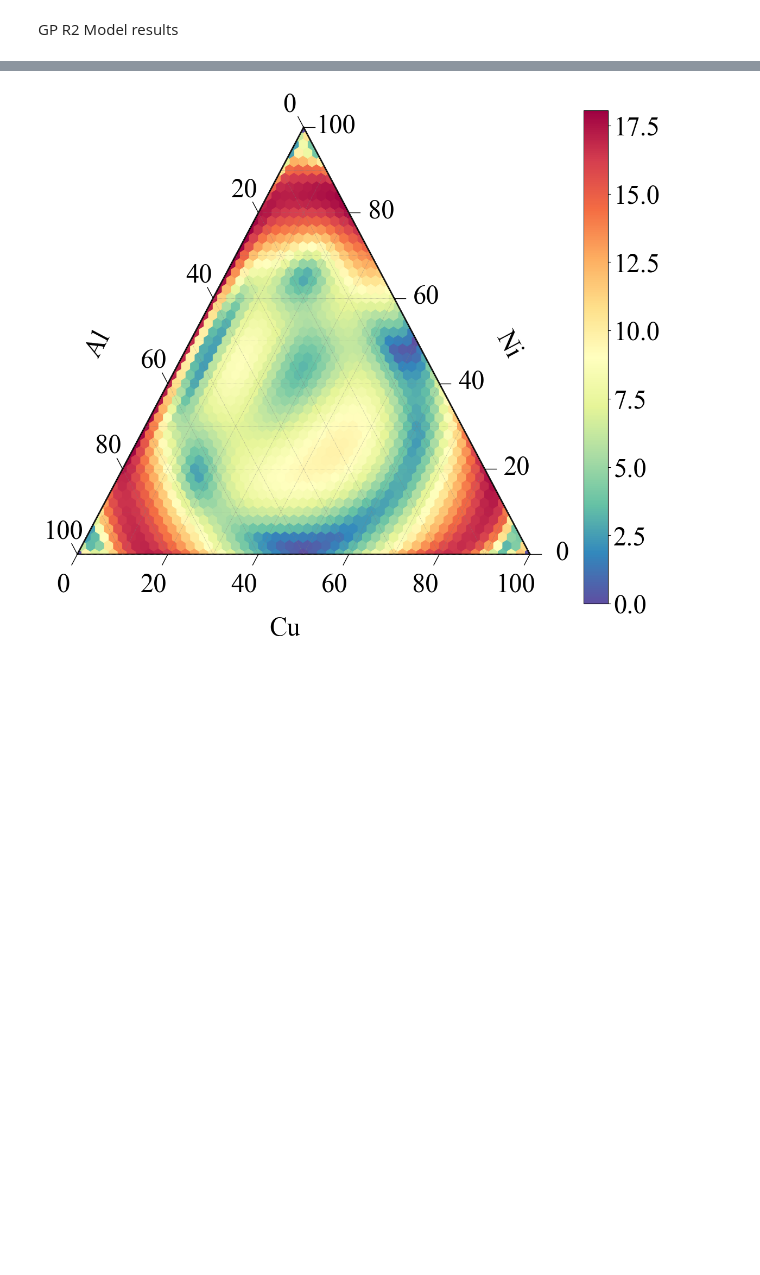
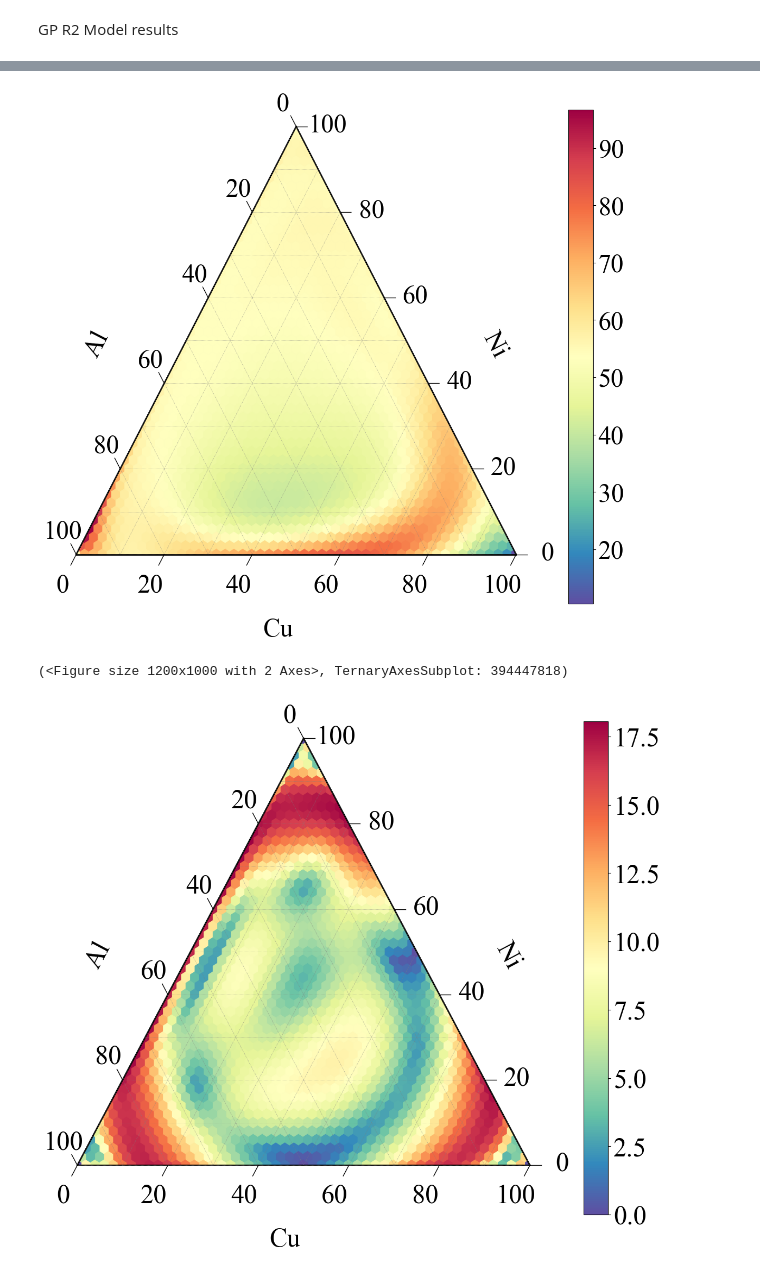
Before and after one commit to linarojas0824/Hybrid-Experimental-Data-Driven-Workflow, a Jupyter notebook: scripts/Notebooks/02_Model Training.ipynb, the cells around one changed output, grey strips where cells are left out. Cells and saved outputs as stored; diff of their text form; code cells hidden in the pictures; blank space fills up the shorter version.

```diff
--- a/scripts/Notebooks/02_Model Training.ipynb
+++ b/scripts/Notebooks/02_Model Training.ipynb
@@ -229,3 +384,12 @@ gp_r.head(5)
+# %%
+plot_ternary_heatmap(
+    df=gp_r,
+    value_col="y_pred",
+    duplicate_handling="mean"
+)
+# %% [output]
+[figure, added]
+(<Figure size 1200x1000 with 2 Axes>, TernaryAxesSubplot: 394447818)
 # %%
 plot_ternary_heatmap(
     df=gp_r,
```
Also changed, not shown: parts of 19 cells of this notebook, 33 other files.
